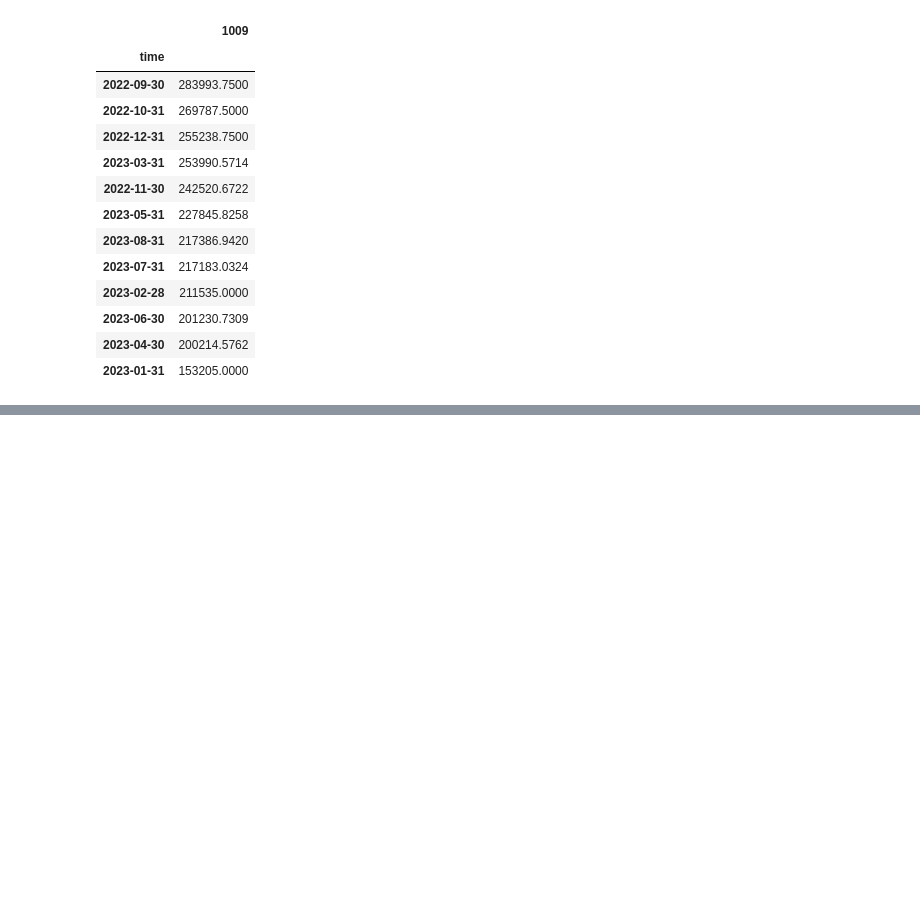
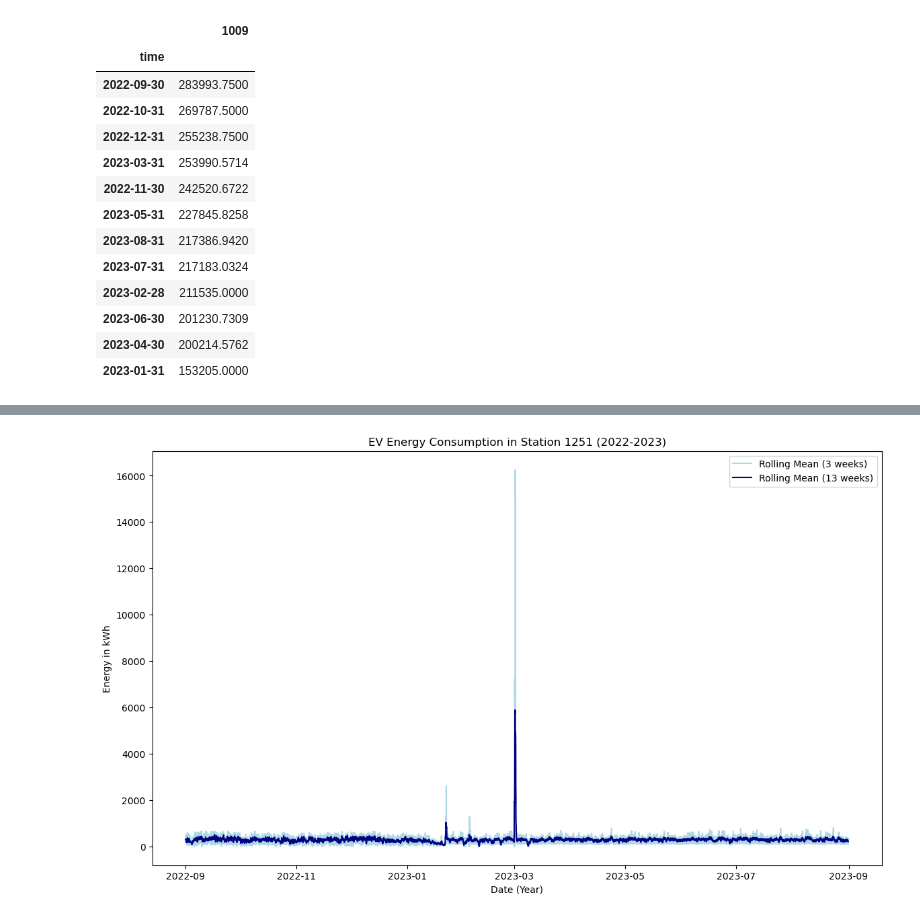
Before and after one commit to nareeratm/capstone_ev, a Jupyter notebook: Energy.ipynb, the cells around one changed output, grey strips where cells are left out. Saved outputs shown, nothing was run; the diff lists cells and outputs as text; code cells hidden in the pictures; blank space fills up the shorter version.

```diff
--- a/Energy.ipynb
+++ b/Energy.ipynb
@@ -311,0 +453,4 @@ energy_st9.resample('ME').sum().sort_values(by='1009', ascending=False)
+# %%
+# Highest Energy station
+energy_st1251 = energy[['time', '1251']] #station 1251
+energy_st1251
@@ -311,0 +471,7 @@ energy_st9.resample('ME').sum().sort_values(by='1009', ascending=False)
+# %%
+energy_st1251 = (energy_st1251
+              .set_index(pd.DatetimeIndex(energy_st1251['time']))
+              .drop('time', axis=1)
+              .sort_index())
+
+energy_st1251.head()
@@ -311,0 +495,13 @@ energy_st9.resample('ME').sum().sort_values(by='1009', ascending=False)
+# %%
+#plot trend MA=3 (moving average 3 weeks)
+
+plt.figure(figsize=(14,8))
+plt.plot(energy_st1251['1251'].rolling(3, center=True).mean(), color='lightblue', label='Rolling Mean (3 weeks)')
+plt.plot(energy_st1251['1251'].rolling(13, center=True).mean(), color='navy', label='Rolling Mean (13 weeks)')
+plt.title('EV Energy Consumption in Station 1251 (2022-2023)')
+plt.xlabel('Date (Year)')
+plt.ylabel('Energy in kWh')
+plt.legend()
+plt.show() #T
+# %% [output]
+[figure, added]
```
Also changed, not shown: parts of 20 cells of this notebook.
